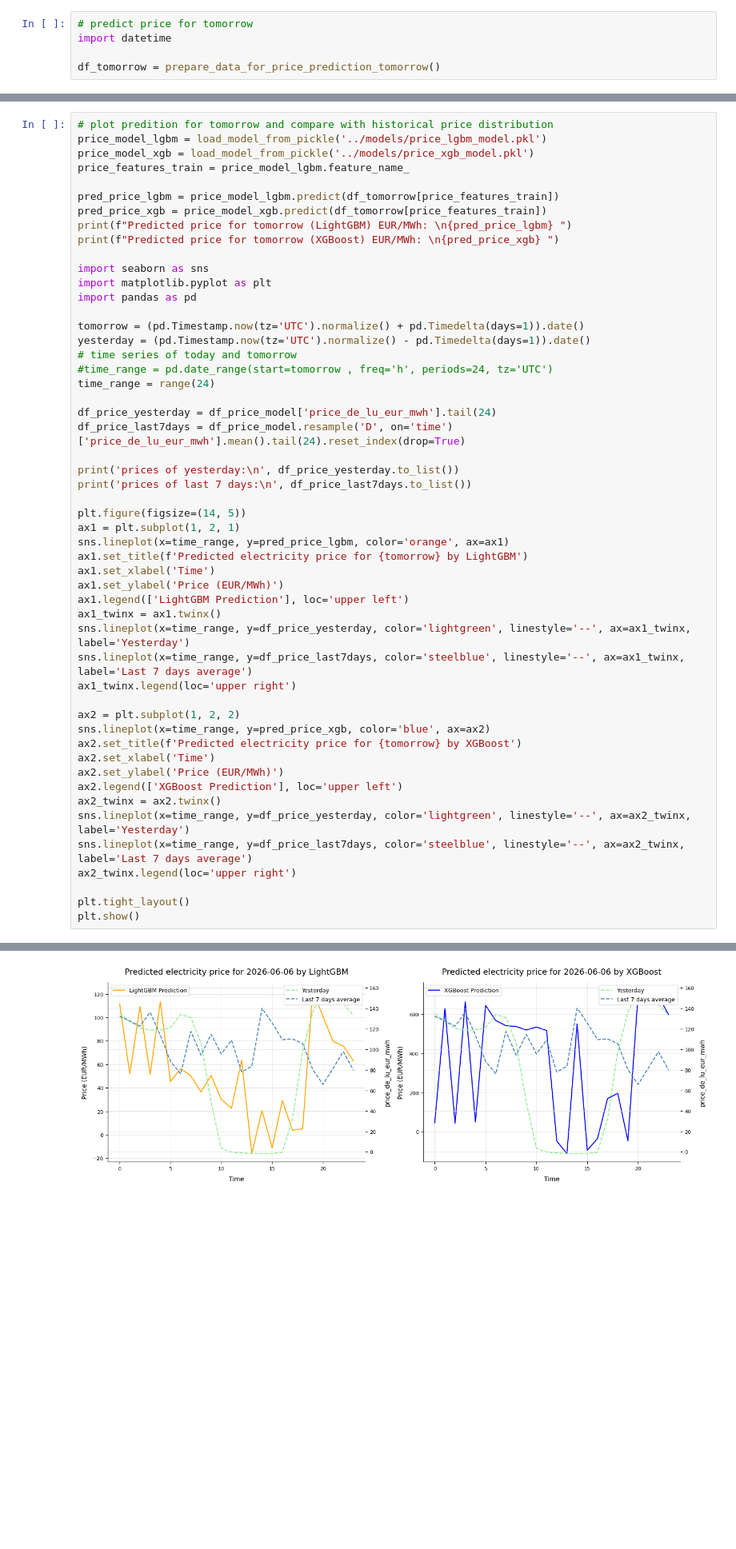
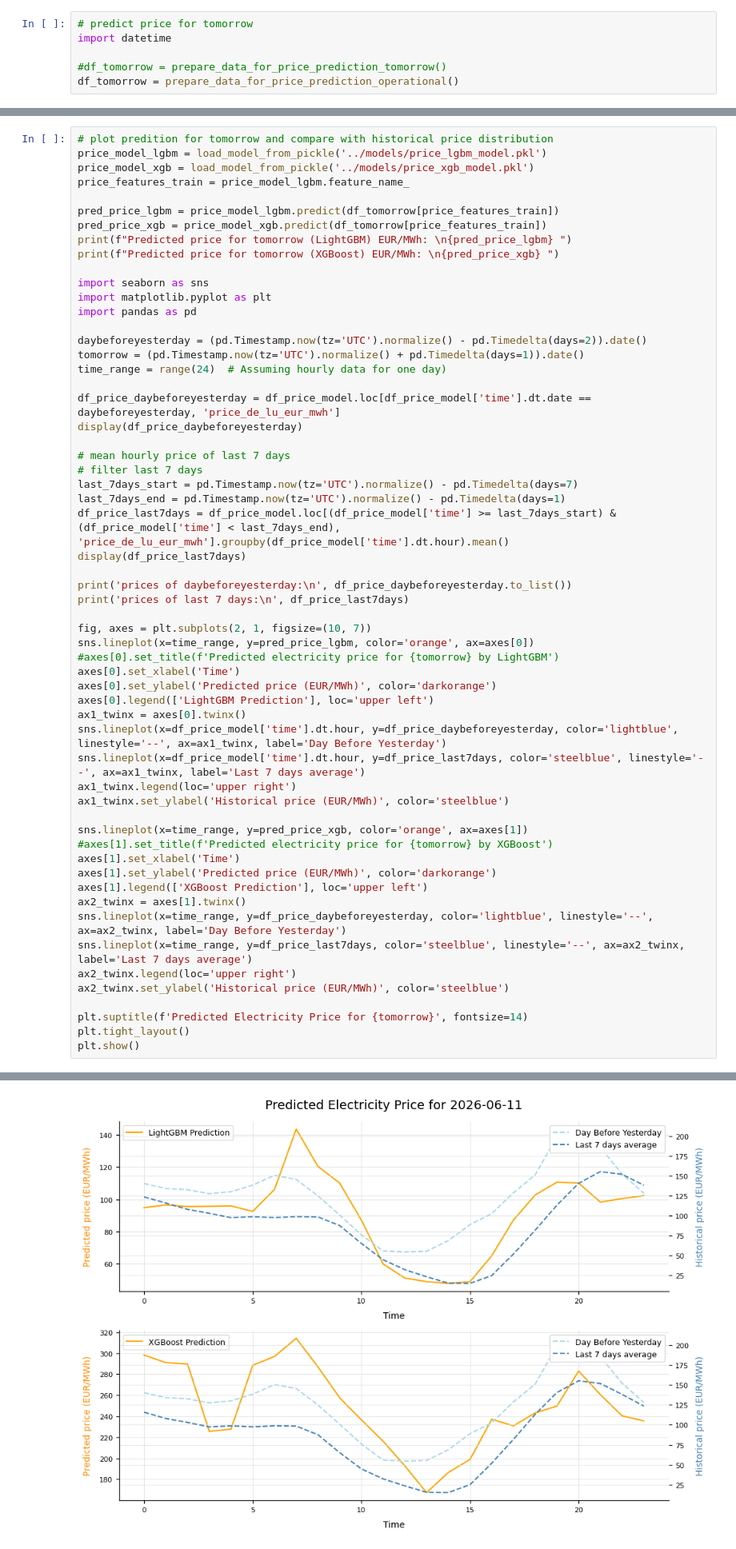
Before and after one commit to SW-oasen/electricity_price_forecast, a Jupyter notebook: notebook/07_predict_price.ipynb, the cells around one changed output, grey strips where cells are left out. Shown at 80% size. Saved outputs shown, nothing was run; the diff lists cells and outputs as text; blank space fills up the shorter version.

Commit message:
extended prediction tomorrow and added streamlit_app_price

```diff
--- a/notebook/07_predict_price.ipynb
+++ b/notebook/07_predict_price.ipynb
@@ -113,4 +113,5 @@ Testing set: (5734, 47) (5734,)
 # predict price for tomorrow
 import datetime
 
-df_tomorrow = prepare_data_for_price_prediction_tomorrow()
+#df_tomorrow = prepare_data_for_price_prediction_tomorrow()
+df_tomorrow = prepare_data_for_price_prediction_operational()
@@ -129,41 +155,47 @@ import seaborn as sns
 import matplotlib.pyplot as plt
 import pandas as pd
 
+daybeforeyesterday = (pd.Timestamp.now(tz='UTC').normalize() - pd.Timedelta(days=2)).date()
 tomorrow = (pd.Timestamp.now(tz='UTC').normalize() + pd.Timedelta(days=1)).date()
-yesterday = (pd.Timestamp.now(tz='UTC').normalize() - pd.Timedelta(days=1)).date()
-# time series of today and tomorrow
-#time_range = pd.date_range(start=tomorrow , freq='h', periods=24, tz='UTC')
-time_range = range(24)
+time_range = range(24)  # Assuming hourly data for one day)
 
-df_price_yesterday = df_price_model['price_de_lu_eur_mwh'].tail(24)
-df_price_last7days = df_price_model.resample('D', on='time')['price_de_lu_eur_mwh'].mean().tail(24).reset_index(drop=True)
+df_price_daybeforeyesterday = df_price_model.loc[df_price_model['time'].dt.date == daybeforeyesterday, 'price_de_lu_eur_mwh']
+display(df_price_daybeforeyesterday)
 
-print('prices of yesterday:\n', df_price_yesterday.to_list())
-print('prices of last 7 days:\n', df_price_last7days.to_list())
+# mean hourly price of last 7 days
+# filter last 7 days
+last_7days_start = pd.Timestamp.now(tz='UTC').normalize() - pd.Timedelta(days=7)
+last_7days_end = pd.Timestamp.now(tz='UTC').normalize() - pd.Timedelta(days=1)
+df_price_last7days = df_price_model.loc[(df_price_model['time'] >= last_7days_start) & (df_price_model['time'] < last_7days_end), 'price_de_lu_eur_mwh'].groupby(df_price_model['time'].dt.hour).mean()
+display(df_price_last7days)
 
-plt.figure(figsize=(14, 5))
-ax1 = plt.subplot(1, 2, 1)
-sns.lineplot(x=time_range, y=pred_price_lgbm, color='orange', ax=ax1)
-ax1.set_title(f'Predicted electricity price for {tomorrow} by LightGBM')
-ax1.set_xlabel('Time')
-ax1.set_ylabel('Price (EUR/MWh)')
-ax1.legend(['LightGBM Prediction'], loc='upper left')
-ax1_twinx = ax1.twinx()
-sns.lineplot(x=time_range, y=df_price_yesterday, color='lightgreen', linestyle='--', ax=ax1_twinx, label='Yesterday')
-sns.lineplot(x=time_range, y=df_price_last7days, color='steelblue', linestyle='--', ax=ax1_twinx, label='Last 7 days average')
+print('prices of daybeforeyesterday:\n', df_price_daybeforeyesterday.to_list())
+print('prices of last 7 days:\n', df_price_last7days)
+
+fig, axes = plt.subplots(2, 1, figsize=(10, 7))
+sns.lineplot(x=time_range, y=pred_price_lgbm, color='orange', ax=axes[0])
+#axes[0].set_title(f'Predicted electricity price for {tomorrow} by LightGBM')
+axes[0].set_xlabel('Time')
+axes[0].set_ylabel('Predicted price (EUR/MWh)', color='darkorange')
+axes[0].legend(['LightGBM Prediction'], loc='upper left')
+ax1_twinx = axes[0].twinx()
+sns.lineplot(x=df_price_model['time'].dt.hour, y=df_price_daybeforeyesterday, color='lightblue', linestyle='--', ax=ax1_twinx, label='Day Before Yesterday')
+sns.lineplot(x=df_price_model['time'].dt.hour, y=df_price_last7days, color='steelblue', linestyle='--', ax=ax1_twinx, label='Last 7 days average')
 ax1_twinx.legend(loc='upper right')
+ax1_twinx.set_ylabel('Historical price (EUR/MWh)', color='steelblue')
 
-ax2 = plt.subplot(1, 2, 2)
-sns.lineplot(x=time_range, y=pred_price_xgb, color='blue', ax=ax2)
-ax2.set_title(f'Predicted electricity price for {tomorrow} by XGBoost')
-ax2.set_xlabel('Time')
-ax2.set_ylabel('Price (EUR/MWh)')
-ax2.legend(['XGBoost Prediction'], loc='upper left')
-ax2_twinx = ax2.twinx()
-sns.lineplot(x=time_range, y=df_price_yesterday, color='lightgreen', linestyle='--', ax=ax2_twinx, label='Yesterday')
+sns.lineplot(x=time_range, y=pred_price_xgb, color='orange', ax=axes[1])
+#axes[1].set_title(f'Predicted electricity price for {tomorrow} by XGBoost')
+axes[1].set_xlabel('Time')
+axes[1].set_ylabel('Predicted price (EUR/MWh)', color='darkorange')
+axes[1].legend(['XGBoost Prediction'], loc='upper left')
+ax2_twinx = axes[1].twinx()
+sns.lineplot(x=time_range, y=df_price_daybeforeyesterday, color='lightblue', linestyle='--', ax=ax2_twinx, label='Day Before Yesterday')
 sns.lineplot(x=time_range, y=df_price_last7days, color='steelblue', linestyle='--', ax=ax2_twinx, label='Last 7 days average')
 ax2_twinx.legend(loc='upper right')
+ax2_twinx.set_ylabel('Historical price (EUR/MWh)', color='steelblue')
 
+plt.suptitle(f'Predicted Electricity Price for {tomorrow}', fontsize=14)
 plt.tight_layout()
 plt.show()
 # %% [output]
@@ -185 +264 @@ prices of last 7 days:
-[figure, old version]
+[figure, new version]
```
Also changed, not shown: parts of 5 cells of this notebook, 11 other files.
